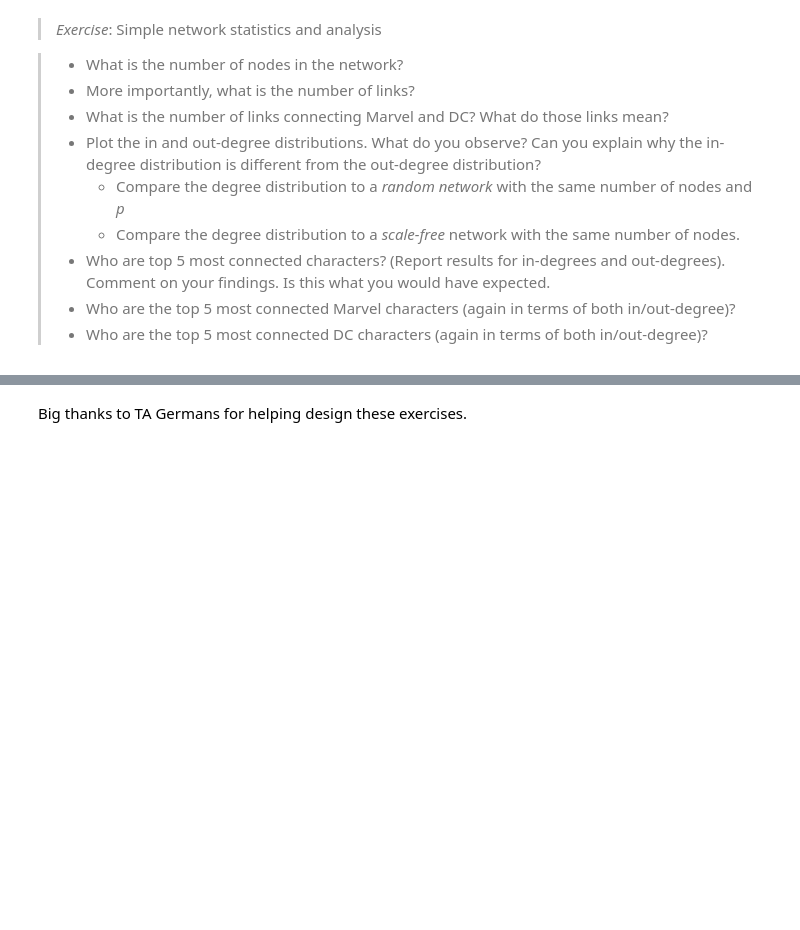
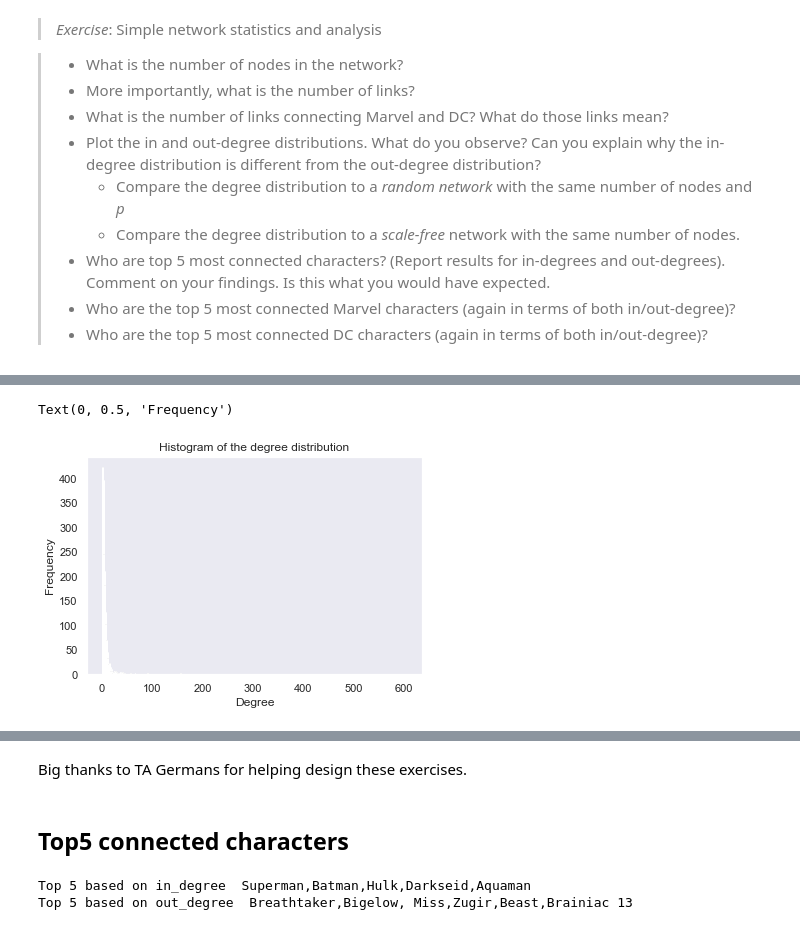
Before and after one commit to Narcissist1/socialgraphs2020, a Jupyter notebook: lectures/Week4.ipynb, the cells around one changed output, grey strips where cells are left out. Saved outputs shown, nothing was run; the diff lists cells and outputs as text; code cells hidden in the pictures; blank space fills up the shorter version.

```diff
--- a/lectures/Week4.ipynb
+++ b/lectures/Week4.ipynb
@@ -271,3 +343,13 @@ len(DG.edges)
+# %%
+vec = [i for i in range(min(degree_sequence), max(degree_sequence) + 1)]
+hx, hy, _ = plt.hist(degree_sequence, bins=vec)
+plt.bar(hy[:-1], hx, color='black')
+plt.title('Histogram of the degree distribution')
+plt.xlabel("Degree")
+plt.ylabel("Frequency")
+# %% [output]
+Text(0, 0.5, 'Frequency')
+[figure, added]
 # %% [markdown]
 > The total degree distribution (in + out degree) for you network should resemble the distribution displayed on the image below *(`Isolated` means that we have discarded the nodes with zero degrees)*:
 ![img](https://github.com/SocialComplexityLab/socialgraphs2020/blob/master/files/week4_degrees.png?raw=true)
@@ -275,3 +357,5 @@ len(DG.edges)
 sns.set()`
 # %% [markdown]
 Big thanks to TA Germans for helping design these exercises.
+# %% [markdown]
+## Top5 connected characters
@@ -277,0 +367,6 @@ Big thanks to TA Germans for helping design these exercises.
+# %%
+print("Top 5 based on in_degree ", ','.join([item[0] for item in in_degree_nodes[:5]]))
+print("Top 5 based on out_degree ", ','.join([item[0] for item in out_degree_nodes[:5]]))
+# %% [output]
+Top 5 based on in_degree  Superman,Batman,Hulk,Darkseid,Aquaman
+Top 5 based on out_degree  Breathtaker,Bigelow, Miss,Zugir,Beast,Brainiac 13
```
Also changed, not shown: parts of 31 cells of this notebook, 1 other file.
